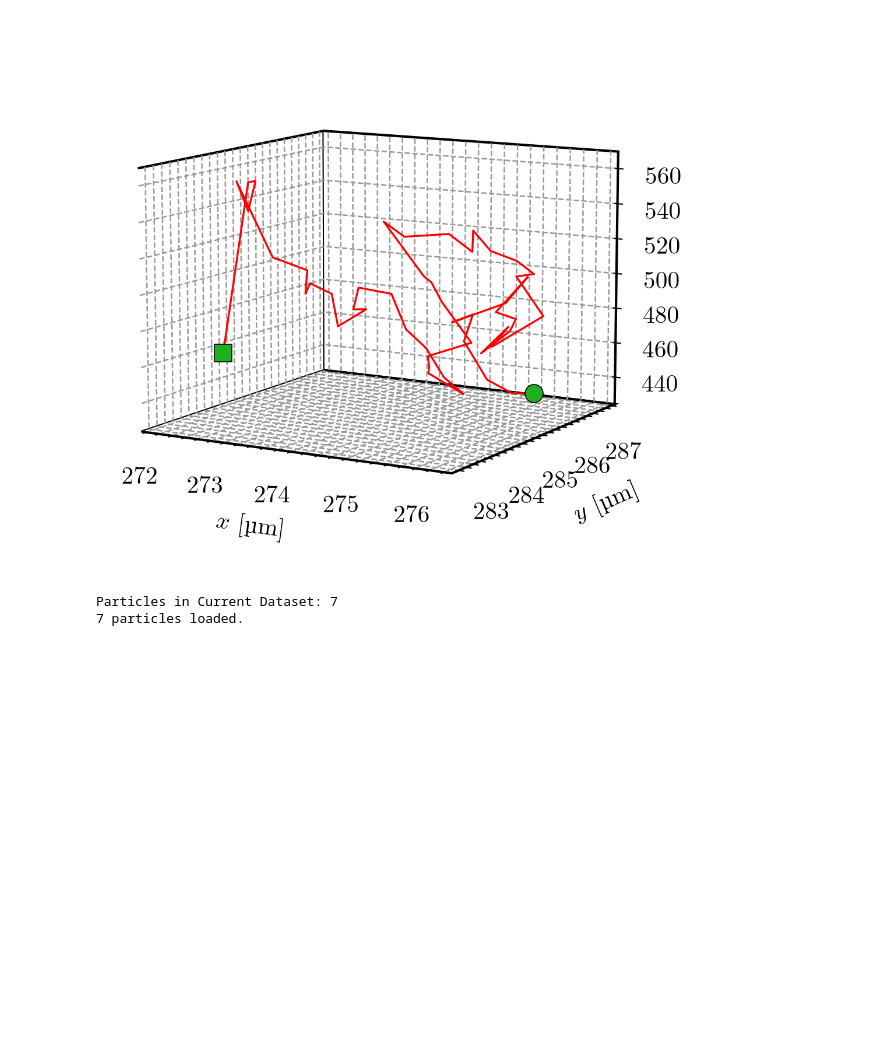
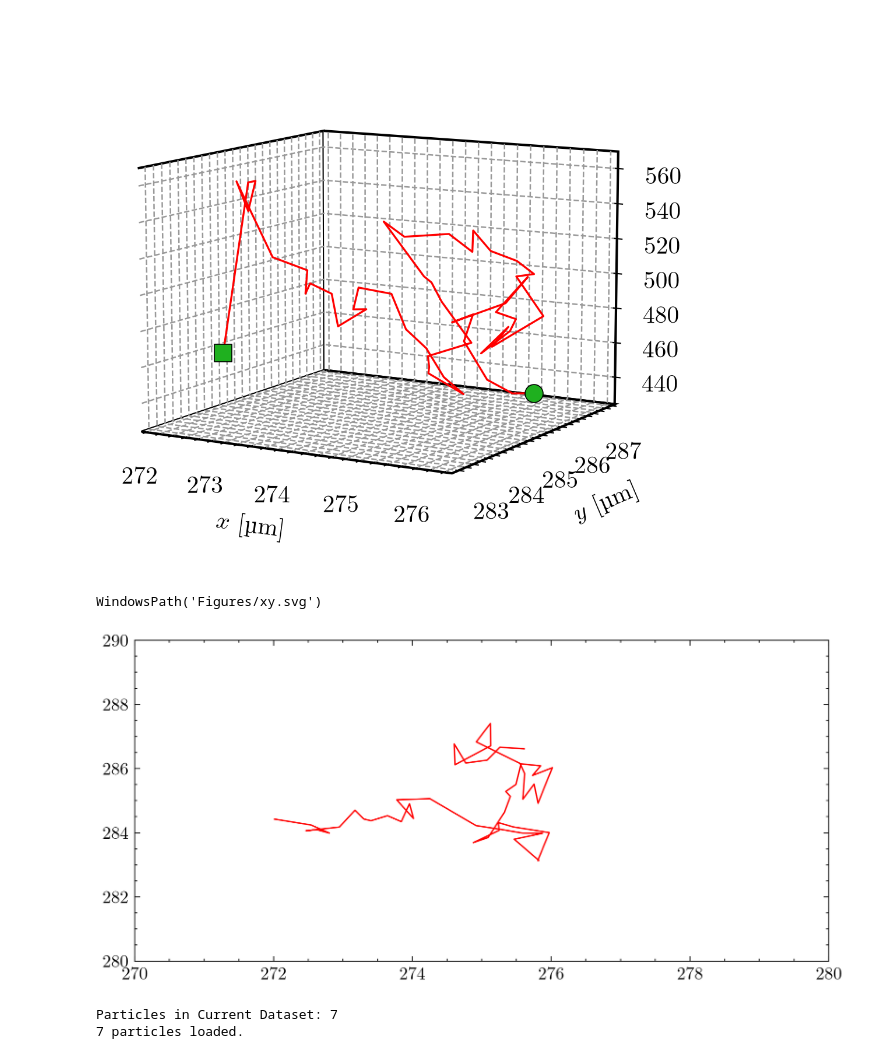
Before and after one commit to sinuose/mj_MASc_2026, a Jupyter notebook: Python/figures_all.ipynb, the cells around one changed output. Saved outputs shown, nothing was run; the diff lists cells and outputs as text; code cells hidden in the pictures; blank space fills up the shorter version.

```diff
--- a/Python/figures_all.ipynb
+++ b/Python/figures_all.ipynb
@@ -604,6 +606,15 @@ save_fig(fig, 'trajectory.svg')
 # %% [output]
 WindowsPath('trajectory.svg')
 [figure]
+# %%
+fig = plt.figure()
+plt.xlim(270, 280)
+plt.ylim(280, 290)
+plt.plot(x_traj[:f2u], y_traj[:f2u], color='red', lw=0.8)
+save_fig(fig, r'Figures/xy.svg')
+# %% [output]
+WindowsPath('Figures/xy.svg')
+[figure, added]
 # %%
 PS_PBS1_GLY45p_225nm   = LoadDataset(r"Z:\Data\Martin\Odin_PlanarConfinement_iScat\FinalFigures\PS100_PBS_1_GLY_75p\ClicOnLeft2\ClicOnLeft2radial_int_50_to_359ws_8_we_26maxstep5nm_PythonAnalysis.h5")
 panel_a_datasets = [PS_PBS1_GLY45p_225nm]#, PS_PBS1_GLY45p_300nm]
```
Also changed, not shown: parts of 2 cells of this notebook, 7 other files.
